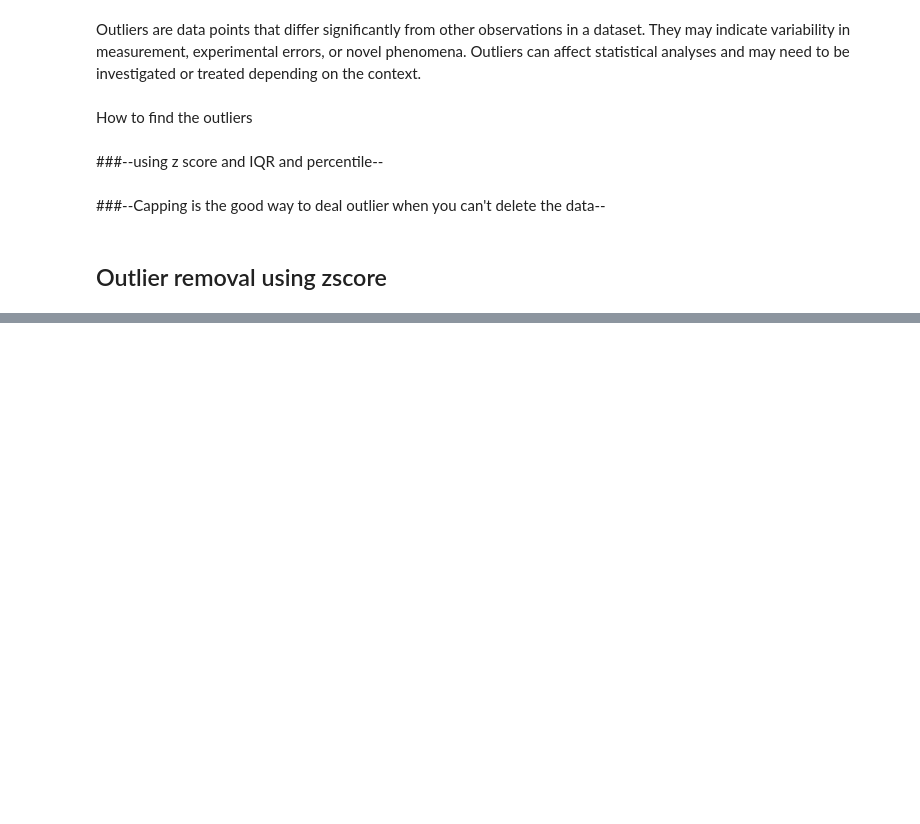
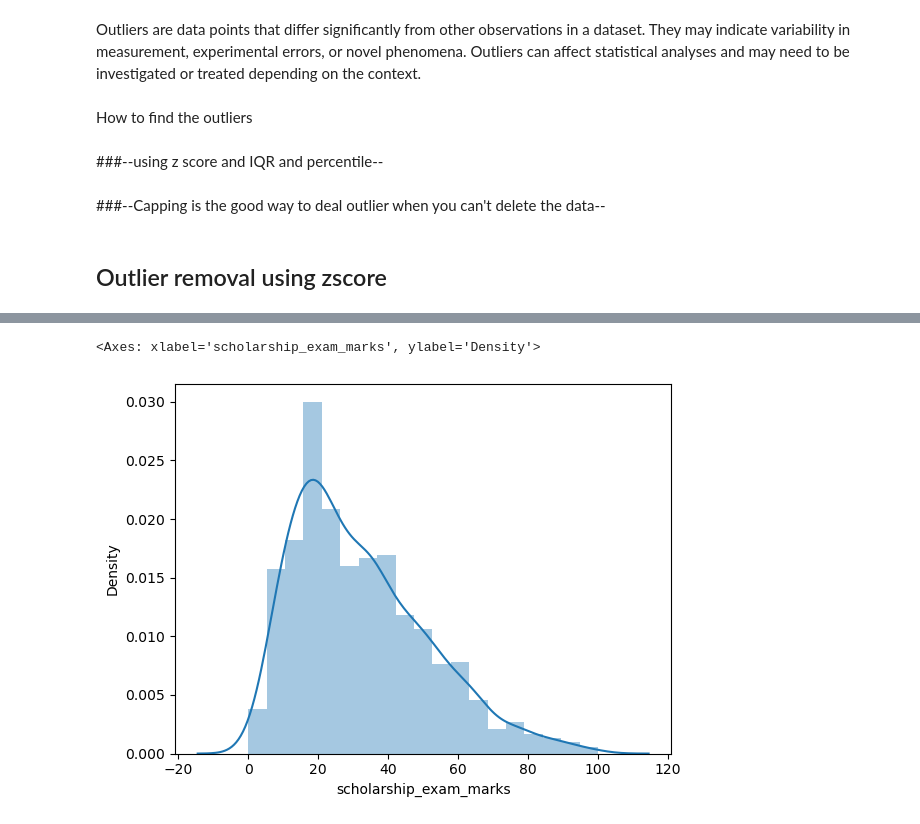
Before and after one commit to Sameershrinath/5th_sem, a Jupyter notebook: PYTHON/DATA_SCIENCE/Pandas07.ipynb, the cells around one changed output, grey strips where cells are left out. Saved outputs shown, nothing was run; the diff lists cells and outputs as text; code cells hidden in the pictures; blank space fills up the shorter version.

```diff
--- a/PYTHON/DATA_SCIENCE/Pandas07.ipynb
+++ b/PYTHON/DATA_SCIENCE/Pandas07.ipynb
@@ -35,0 +151,3 @@ ModeResult(mode=43, count=5)
+# %%
+df=pd.read_csv("dataset/scholarship.csv")
+df.head()
@@ -35,0 +161,5 @@ ModeResult(mode=43, count=5)
+# %%
+sns.distplot(df["scholarship_exam_marks"])
+# %% [output]
+<Axes: xlabel='scholarship_exam_marks', ylabel='Density'>
+[figure, added]
```
Also changed, not shown: parts of 38 cells of this notebook, 3 other files.
